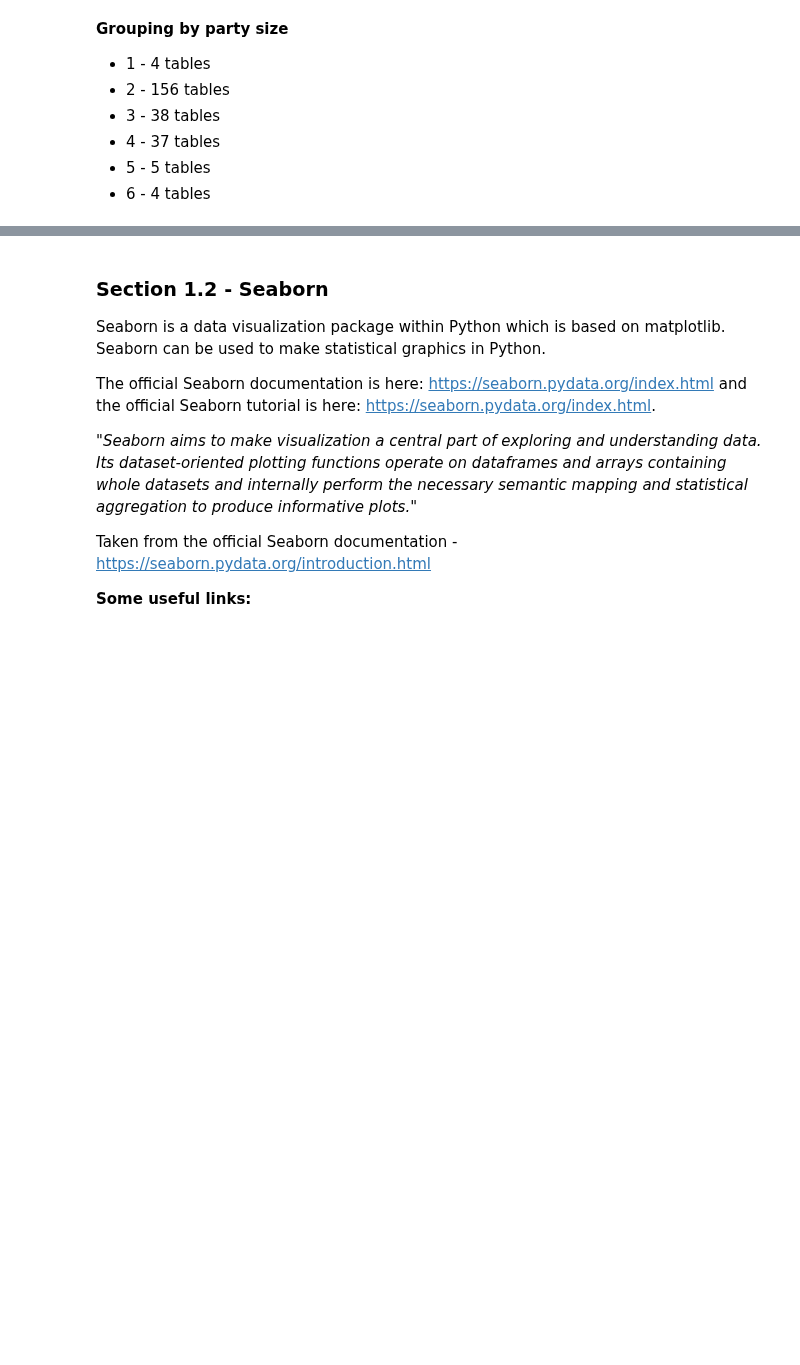
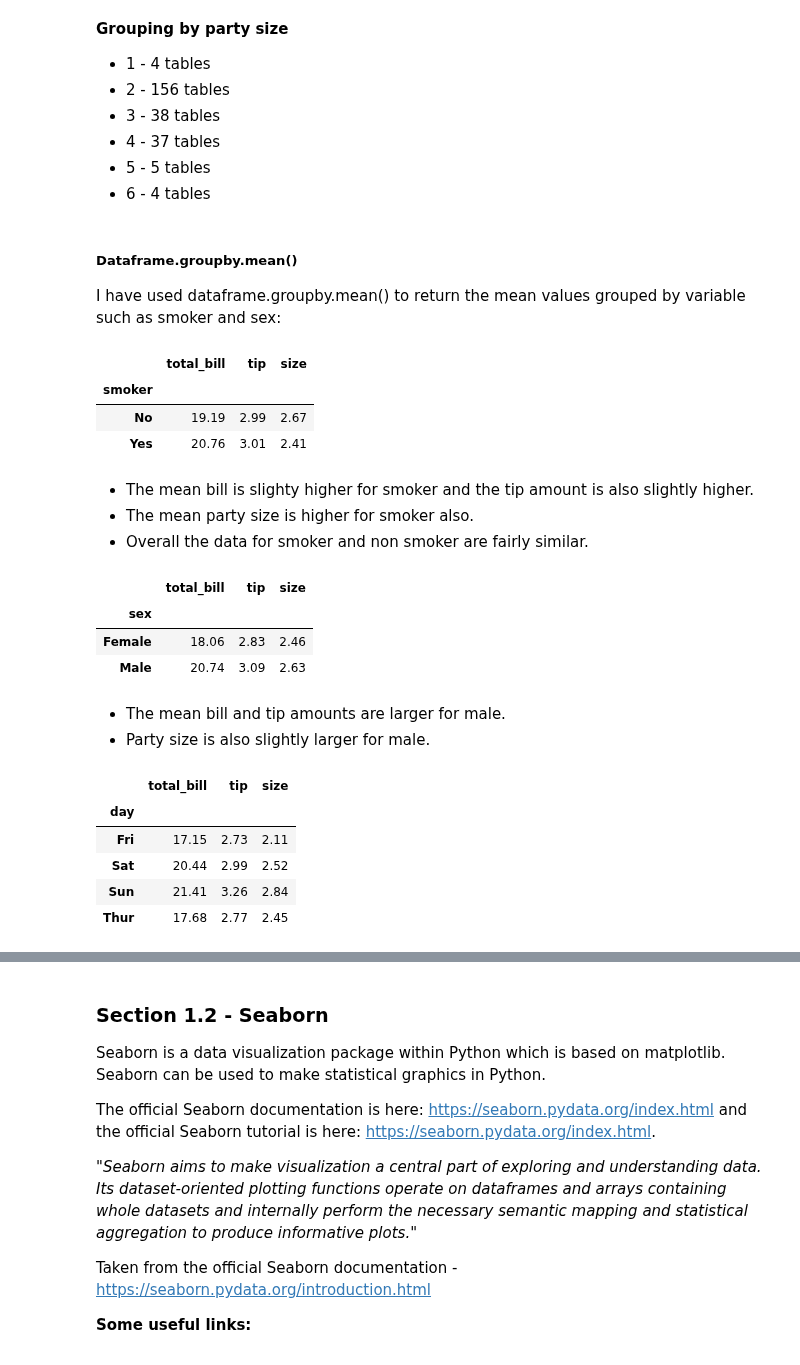
Before and after one commit to johndunne2019/Fundamentals-of-Data-Analysis-Project-2019, a Jupyter notebook: Tips-Dataset.ipynb, the cells around one changed output, grey strips where cells are left out. Saved outputs shown, nothing was run; the diff lists cells and outputs as text; code cells hidden in the pictures; blank space fills up the shorter version.

Commit message:
Dataframe.groupby.mean()

```diff
--- a/Tips-Dataset.ipynb
+++ b/Tips-Dataset.ipynb
@@ -408,3 +414,39 @@ df.groupby('size').count()
 * 4 - 37 tables
 * 5 - 5 tables
 * 6 - 4 tables
+# %% [markdown]
+##### Dataframe.groupby.mean()
+
+I have used dataframe.groupby.mean() to return the mean values grouped by variable such as smoker and sex:
+# %%
+df.groupby('smoker').mean().round(2)
+# datafrme.round
+# %% [output]
+|  | total_bill | tip | size |
+| smoker |  |  |  |
+| No | 19.19 | 2.99 | 2.67 |
+| Yes | 20.76 | 3.01 | 2.41 |
+# %% [markdown]
+* The mean bill is slighty higher for smoker and the tip amount is also slightly higher.
+* The mean party size is higher for smoker also.
+* Overall the data for smoker and non smoker are fairly similar.
+# %%
+df.groupby('sex').mean().round(2)
+# round(2) used to round the output to 2 decimal places
+# %% [output]
+|  | total_bill | tip | size |
+| sex |  |  |  |
+| Female | 18.06 | 2.83 | 2.46 |
+| Male | 20.74 | 3.09 | 2.63 |
+# %% [markdown]
+* The mean bill and tip amounts are larger for male.
+* Party size is also slightly larger for male.
+# %%
+df.groupby('day').mean().round(2)
+# %% [output]
+|  | total_bill | tip | size |
+| day |  |  |  |
+| Fri | 17.15 | 2.73 | 2.11 |
+| Sat | 20.44 | 2.99 | 2.52 |
+| Sun | 21.41 | 3.26 | 2.84 |
+| Thur | 17.68 | 2.77 | 2.45 |
```
Also changed, not shown: parts of 8 cells of this notebook.
